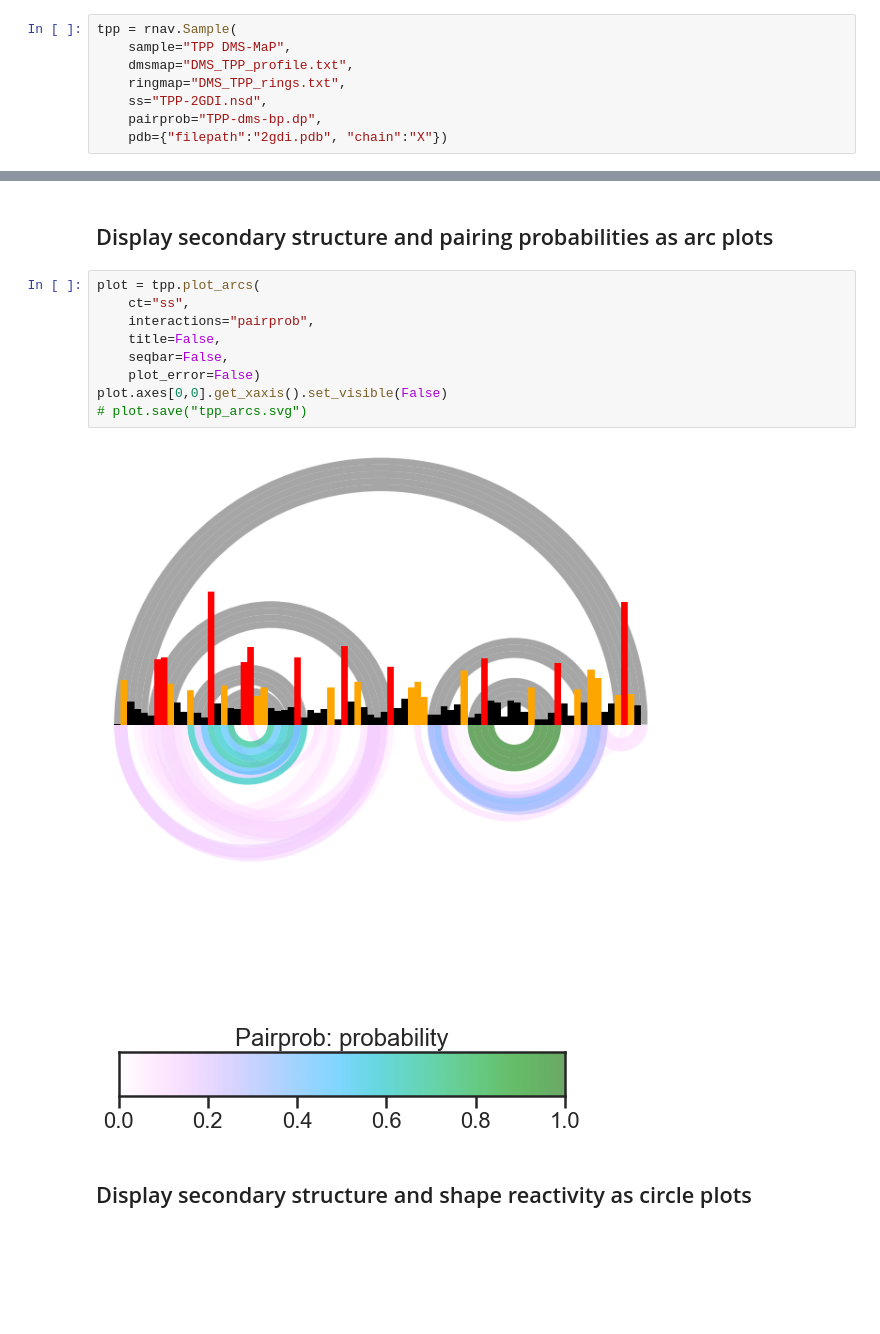
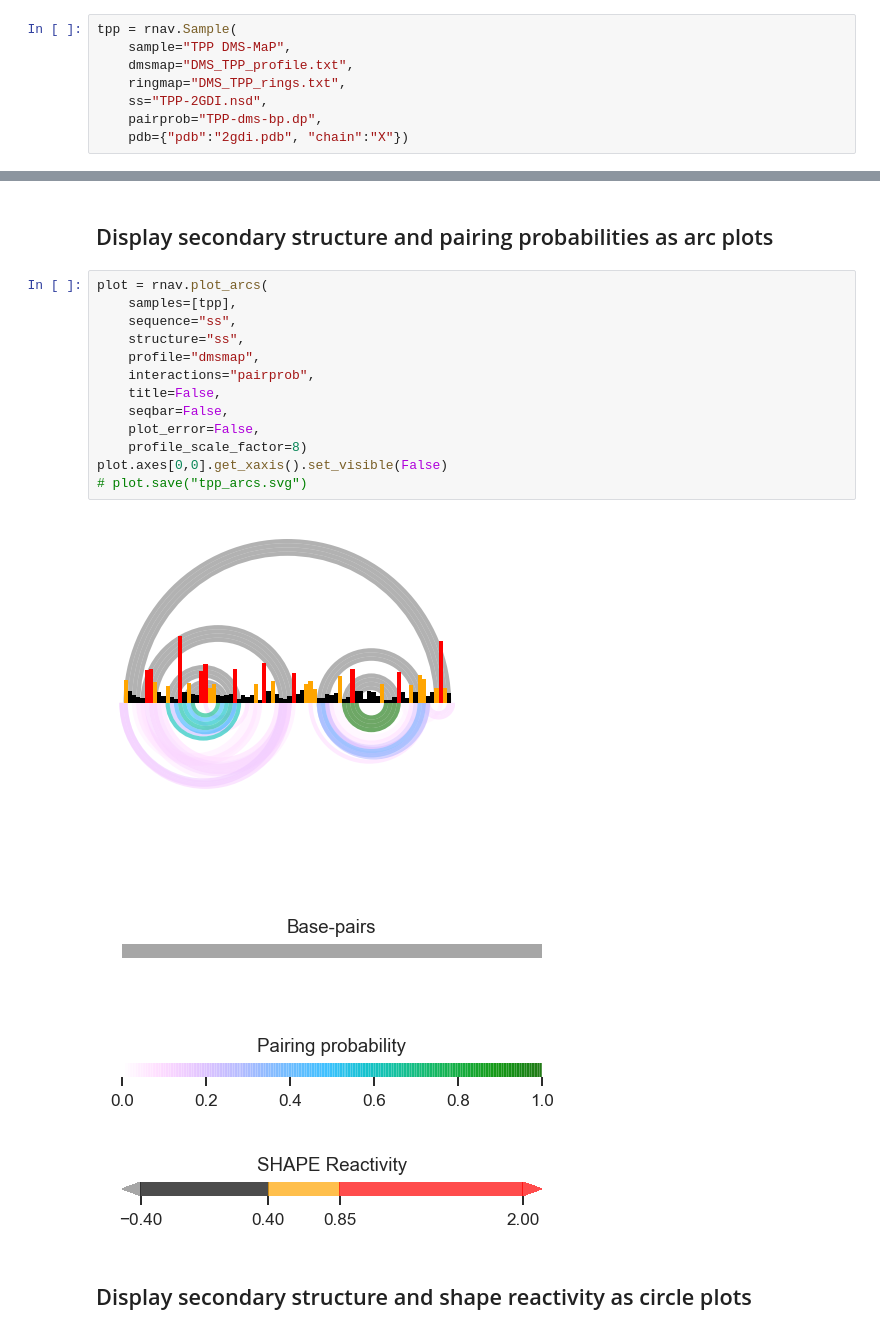
Before and after one commit to Weeks-UNC/RNAvigate_figures, a Jupyter notebook: interactive_notebooks/figure_1/F1_simple_plots.ipynb, the cells around one changed output, grey strips where cells are left out. Drawn from its saved outputs; the diff is of its cells as text; blank space fills up the shorter version.

```diff
--- a/interactive_notebooks/figure_1/F1_simple_plots.ipynb
+++ b/interactive_notebooks/figure_1/F1_simple_plots.ipynb
@@ -38,7 +38,7 @@ tpp = rnav.Sample(
     ringmap="DMS_TPP_rings.txt",
     ss="TPP-2GDI.nsd",
     pairprob="TPP-dms-bp.dp",
-    pdb={"filepath":"2gdi.pdb", "chain":"X"})
+    pdb={"pdb":"2gdi.pdb", "chain":"X"})
 # %% [markdown]
 ## Display normalized ShapeMapper2 profile
 Plot elements were removed in Adobe Illustrator for the simple example plot.
@@ -63,17 +75,21 @@ plot.axes[0,0].get_legend().set_visible(False)
 # %% [markdown]
 ## Display secondary structure and pairing probabilities as arc plots
 # %%
-plot = tpp.plot_arcs(
-    ct="ss",
+plot = rnav.plot_arcs(
+    samples=[tpp],
+    sequence="ss",
+    structure="ss",
+    profile="dmsmap",
     interactions="pairprob",
     title=False,
     seqbar=False,
-    plot_error=False)
+    plot_error=False,
+    profile_scale_factor=8)
 plot.axes[0,0].get_xaxis().set_visible(False)
 # plot.save("tpp_arcs.svg")
 # %% [output]
-[figure, old version]
+[figure, new version]
-[figure, old version]
+[figure, new version]
 # %% [markdown]
 ## Display secondary structure and shape reactivity as circle plots
 # %%
```
Also changed, not shown: parts of 5 cells of this notebook, 6 other files.
